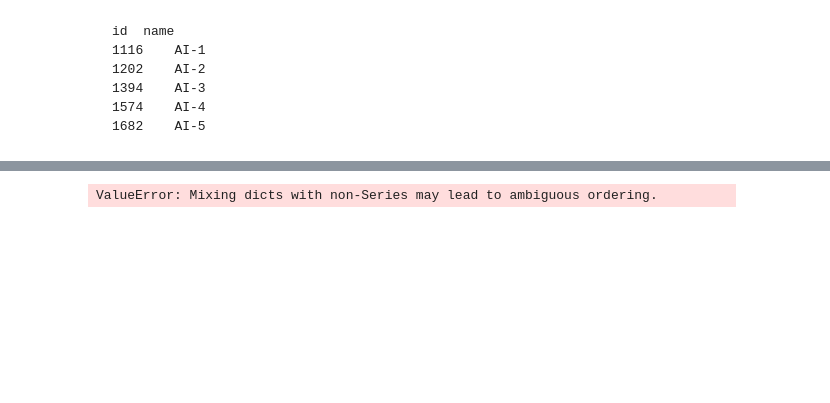
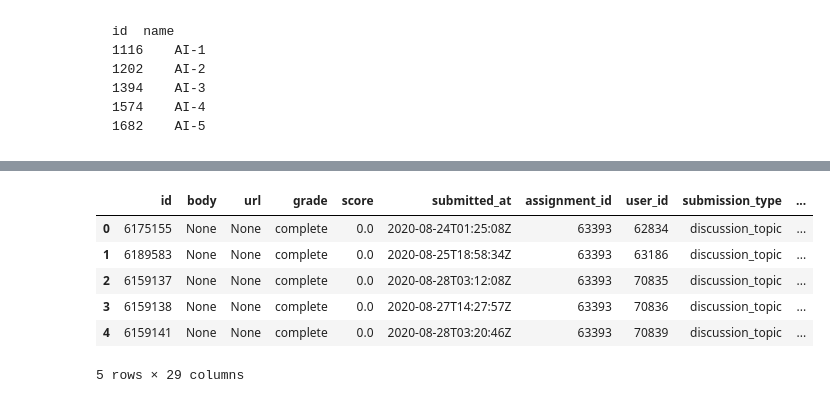
Before and after one commit to andrea-fantini/student-fail-prediction, a Jupyter notebook: notebooks/Data-Extraction.ipynb, the cells around one changed output, grey strips where cells are left out. Drawn from its saved outputs; the diff is of its cells as text; code cells hidden in the pictures; blank space fills up the shorter version.

```diff
--- a/notebooks/Data-Extraction.ipynb
+++ b/notebooks/Data-Extraction.ipynb
@@ -69,4 +144,16 @@ print(r)
+# %%
+#get submissions per section
+section_id = '4608'
+assignment_id = '63393'
+
+r = my_request('/api/v1/sections/{}/assignments/{}/submissions?per_page=200'.format(section_id,assignment_id))
 # %%
-pd.DataFrame.from_dict(r.json())
+pd.DataFrame.from_dict(r).head()
 # %% [output]
+|  | id | body | url | grade | score | submitted_at | assignment_id | user_id | submission_type | ... |
+| 0 | 6175155 | None | None | complete | 0.0 | 2020-08-24T01:25:08Z | 63393 | 62834 | discussion_topic | ... |
+| 1 | 6189583 | None | None | complete | 0.0 | 2020-08-25T18:58:34Z | 63393 | 63186 | discussion_topic | ... |
+| 2 | 6159137 | None | None | complete | 0.0 | 2020-08-28T03:12:08Z | 63393 | 70835 | discussion_topic | ... |
+| 3 | 6159138 | None | None | complete | 0.0 | 2020-08-27T14:27:57Z | 63393 | 70836 | discussion_topic | ... |
+| 4 | 6159141 | None | None | complete | 0.0 | 2020-08-28T03:20:46Z | 63393 | 70839 | discussion_topic | ... |
-ValueError: Mixing dicts with non-Series may lead to ambiguous ordering.
+5 rows × 29 columns
```
Also changed, not shown: parts of 24 cells of this notebook.
